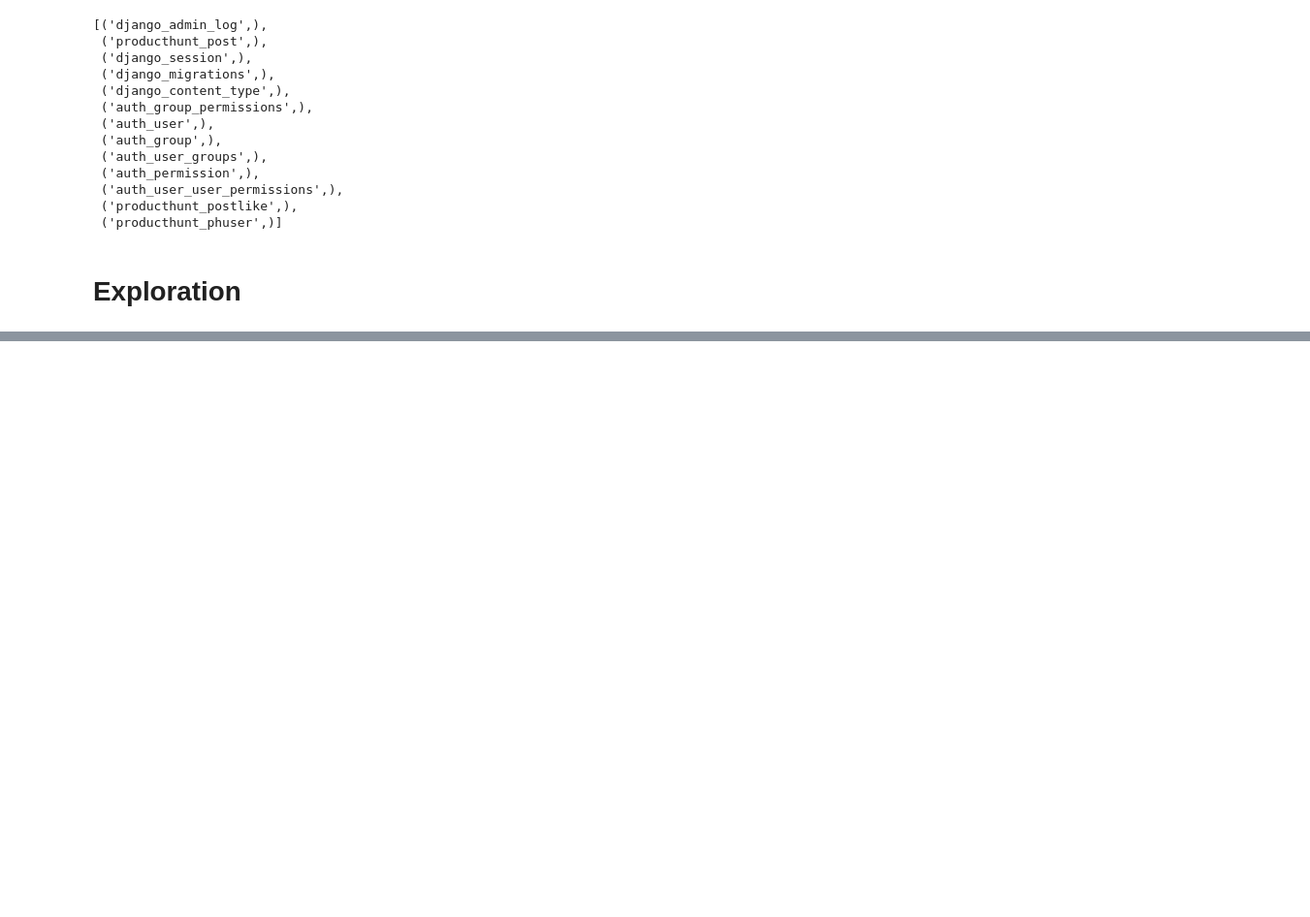
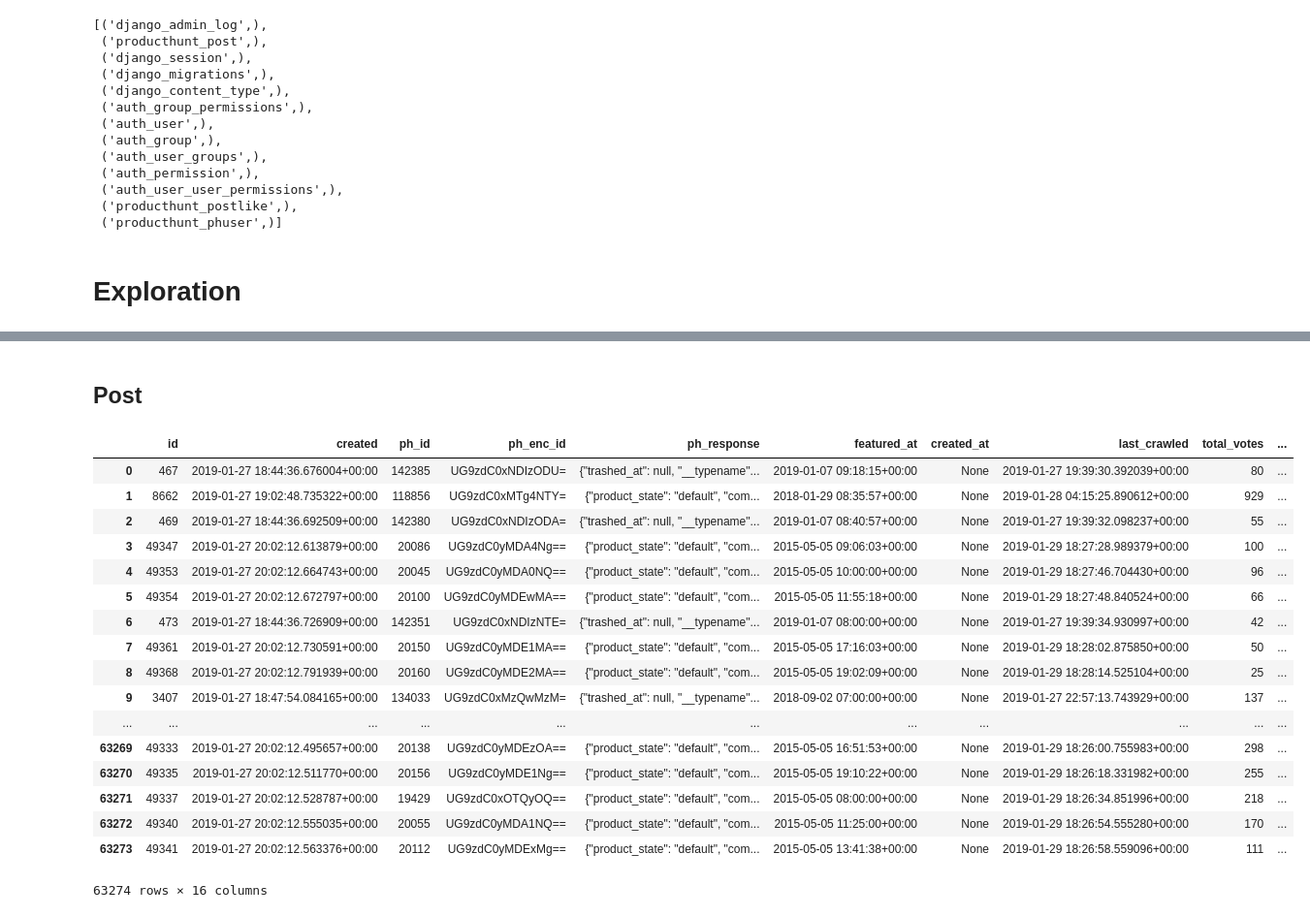
Before and after one commit to a-ozbek/ph-likes, a Jupyter notebook: ph_likes/research/data_exploration/data-exploration.ipynb, the cells around one changed output, grey strips where cells are left out. Shown at 97% size. Drawn from its saved outputs; the diff is of its cells as text; code cells hidden in the pictures; blank space fills up the shorter version.

```diff
--- a/ph_likes/research/data_exploration/data-exploration.ipynb
+++ b/ph_likes/research/data_exploration/data-exploration.ipynb
@@ -28,0 +60,23 @@ df_postlike = queries.get_postlike_table()
+# %% [markdown]
+## Post
+# %%
+df_post
+# %% [output]
+|  | id | created | ph_id | ph_enc_id | ph_response | featured_at | created_at | last_crawled | total_votes | ... |
+| 0 | 467 | 2019-01-27 18:44:36.676004+00:00 | 142385 | UG9zdC0xNDIzODU= | {"trashed_at": null, "__typename"... | 2019-01-07 09:18:15+00:00 | None | 2019-01-27 19:39:30.392039+00:00 | 80 | ... |
+| 1 | 8662 | 2019-01-27 19:02:48.735322+00:00 | 118856 | UG9zdC0xMTg4NTY= | {"product_state": "default", "com... | 2018-01-29 08:35:57+00:00 | None | 2019-01-28 04:15:25.890612+00:00 | 929 | ... |
+| 2 | 469 | 2019-01-27 18:44:36.692509+00:00 | 142380 | UG9zdC0xNDIzODA= | {"trashed_at": null, "__typename"... | 2019-01-07 08:40:57+00:00 | None | 2019-01-27 19:39:32.098237+00:00 | 55 | ... |
+| 3 | 49347 | 2019-01-27 20:02:12.613879+00:00 | 20086 | UG9zdC0yMDA4Ng== | {"product_state": "default", "com... | 2015-05-05 09:06:03+00:00 | None | 2019-01-29 18:27:28.989379+00:00 | 100 | ... |
+| 4 | 49353 | 2019-01-27 20:02:12.664743+00:00 | 20045 | UG9zdC0yMDA0NQ== | {"product_state": "default", "com... | 2015-05-05 10:00:00+00:00 | None | 2019-01-29 18:27:46.704430+00:00 | 96 | ... |
+| 5 | 49354 | 2019-01-27 20:02:12.672797+00:00 | 20100 | UG9zdC0yMDEwMA== | {"product_state": "default", "com... | 2015-05-05 11:55:18+00:00 | None | 2019-01-29 18:27:48.840524+00:00 | 66 | ... |
+| 6 | 473 | 2019-01-27 18:44:36.726909+00:00 | 142351 | UG9zdC0xNDIzNTE= | {"trashed_at": null, "__typename"... | 2019-01-07 08:00:00+00:00 | None | 2019-01-27 19:39:34.930997+00:00 | 42 | ... |
+| 7 | 49361 | 2019-01-27 20:02:12.730591+00:00 | 20150 | UG9zdC0yMDE1MA== | {"product_state": "default", "com... | 2015-05-05 17:16:03+00:00 | None | 2019-01-29 18:28:02.875850+00:00 | 50 | ... |
+| 8 | 49368 | 2019-01-27 20:02:12.791939+00:00 | 20160 | UG9zdC0yMDE2MA== | {"product_state": "default", "com... | 2015-05-05 19:02:09+00:00 | None | 2019-01-29 18:28:14.525104+00:00 | 25 | ... |
+| 9 | 3407 | 2019-01-27 18:47:54.084165+00:00 | 134033 | UG9zdC0xMzQwMzM= | {"trashed_at": null, "__typename"... | 2018-09-02 07:00:00+00:00 | None | 2019-01-27 22:57:13.743929+00:00 | 137 | ... |
+| ... | ... | ... | ... | ... | ... | ... | ... | ... | ... | ... |
+| 63269 | 49333 | 2019-01-27 20:02:12.495657+00:00 | 20138 | UG9zdC0yMDEzOA== | {"product_state": "default", "com... | 2015-05-05 16:51:53+00:00 | None | 2019-01-29 18:26:00.755983+00:00 | 298 | ... |
+| 63270 | 49335 | 2019-01-27 20:02:12.511770+00:00 | 20156 | UG9zdC0yMDE1Ng== | {"product_state": "default", "com... | 2015-05-05 19:10:22+00:00 | None | 2019-01-29 18:26:18.331982+00:00 | 255 | ... |
+| 63271 | 49337 | 2019-01-27 20:02:12.528787+00:00 | 19429 | UG9zdC0xOTQyOQ== | {"product_state": "default", "com... | 2015-05-05 08:00:00+00:00 | None | 2019-01-29 18:26:34.851996+00:00 | 218 | ... |
+| 63272 | 49340 | 2019-01-27 20:02:12.555035+00:00 | 20055 | UG9zdC0yMDA1NQ== | {"product_state": "default", "com... | 2015-05-05 11:25:00+00:00 | None | 2019-01-29 18:26:54.555280+00:00 | 170 | ... |
+| 63273 | 49341 | 2019-01-27 20:02:12.563376+00:00 | 20112 | UG9zdC0yMDExMg== | {"product_state": "default", "com... | 2015-05-05 13:41:38+00:00 | None | 2019-01-29 18:26:58.559096+00:00 | 111 | ... |
+63274 rows × 16 columns
```
Also changed, not shown: parts of 7 cells of this notebook, 3 other files.
